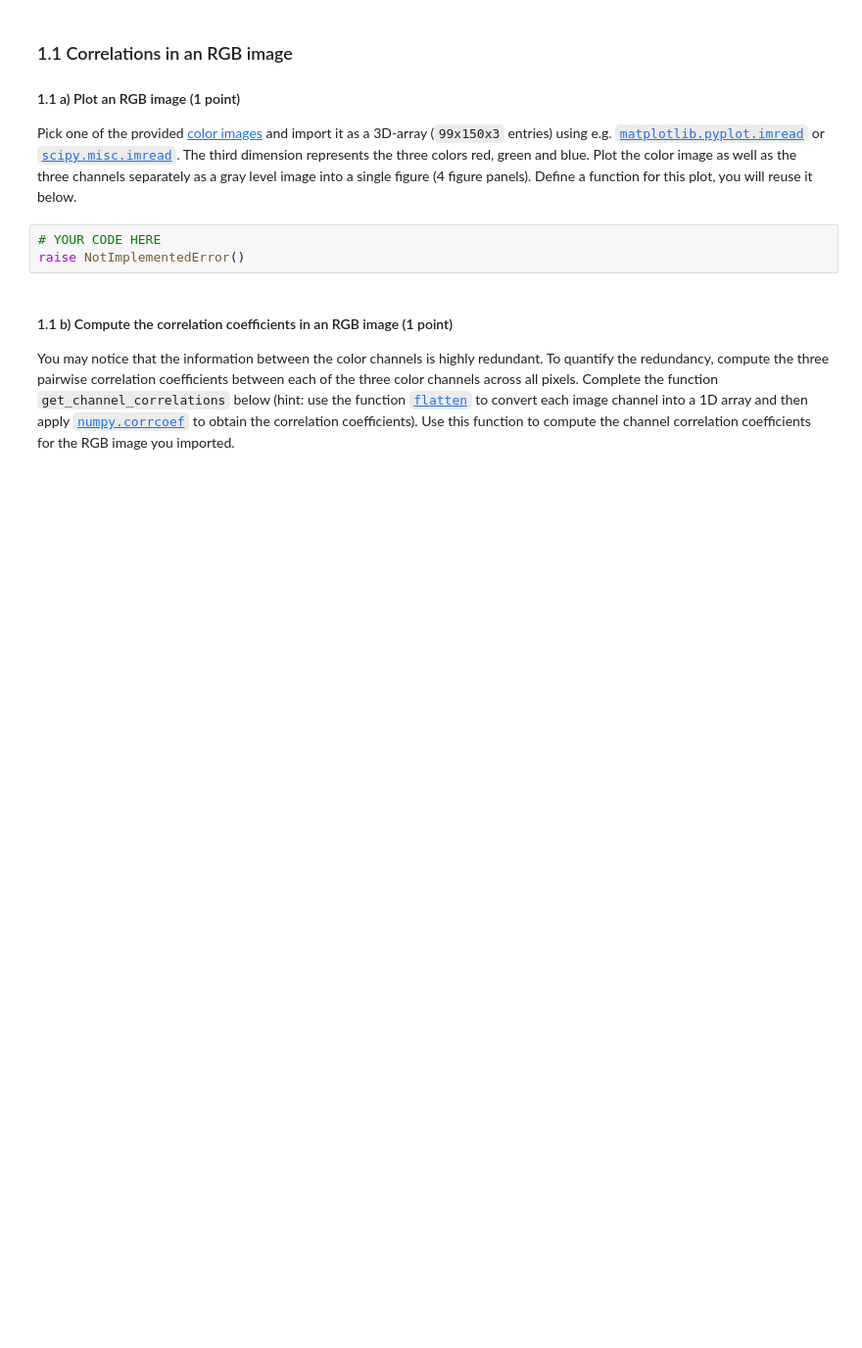
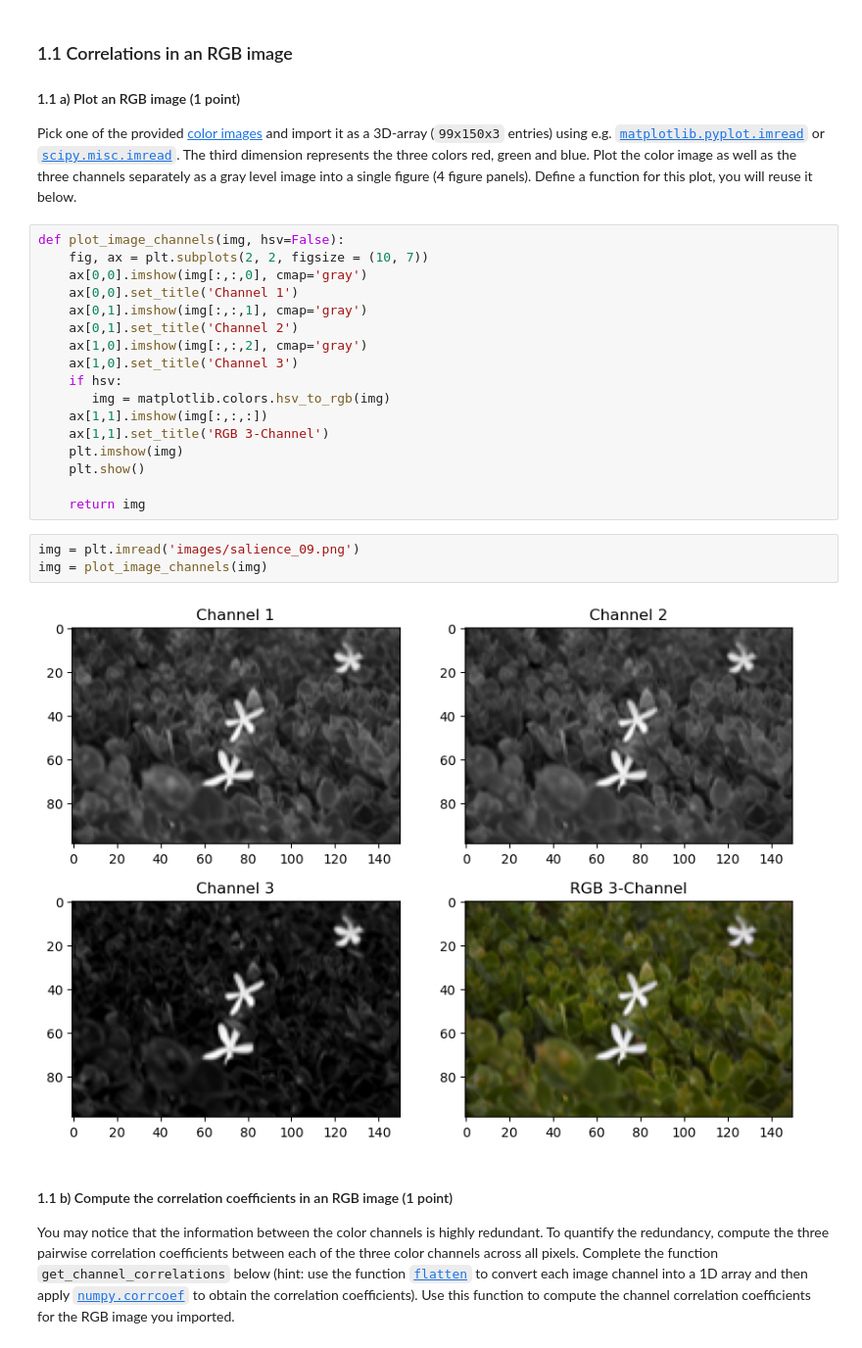
Before and after one commit to lfogarty98/mhbf_pt, a Jupyter notebook: attention/attention.ipynb, the cells around one changed output. Shown at 98% size. Drawn from its saved outputs; the diff is of its cells as text; blank space fills up the shorter version.

```diff
--- a/attention/attention.ipynb
+++ b/attention/attention.ipynb
@@ -87,9 +87,28 @@ In this exercise, we will compute saliency maps for natural images which provide
 Pick one of the provided [color images](./images) and import it as a 3D-array (`99x150x3` entries) using e.g. [`matplotlib.pyplot.imread`](https://matplotlib.org/stable/api/_as_gen/matplotlib.pyplot.imread.html) or [`scipy.misc.imread`](https://docs.scipy.org/doc/scipy/reference/).
 The third dimension represents the three colors red, green and blue.
 Plot the color image as well as the three channels separately as a gray level image into a single figure (4 figure panels). Define a function for this plot, you will reuse it below.
-# %%
-# YOUR CODE HERE
-raise NotImplementedError()
+# %%
+def plot_image_channels(img, hsv=False):
+    fig, ax = plt.subplots(2, 2, figsize = (10, 7))
+    ax[0,0].imshow(img[:,:,0], cmap='gray')
+    ax[0,0].set_title('Channel 1')
+    ax[0,1].imshow(img[:,:,1], cmap='gray')
+    ax[0,1].set_title('Channel 2')
+    ax[1,0].imshow(img[:,:,2], cmap='gray')
+    ax[1,0].set_title('Channel 3')
+    if hsv:
+       img = matplotlib.colors.hsv_to_rgb(img)
+    ax[1,1].imshow(img[:,:,:])
+    ax[1,1].set_title('RGB 3-Channel')
+    plt.imshow(img)
+    plt.show()
+
+    return img
+# %%
+img = plt.imread('images/salience_09.png')
+img = plot_image_channels(img)
+# %% [output]
+[figure, added]
 # %% [markdown]
 #### 1.1 b) Compute the correlation coefficients in an RGB image (1 point)
 You may notice that the information between the color channels is highly redundant.
```
Also changed, not shown: parts of 19 cells of this notebook.
